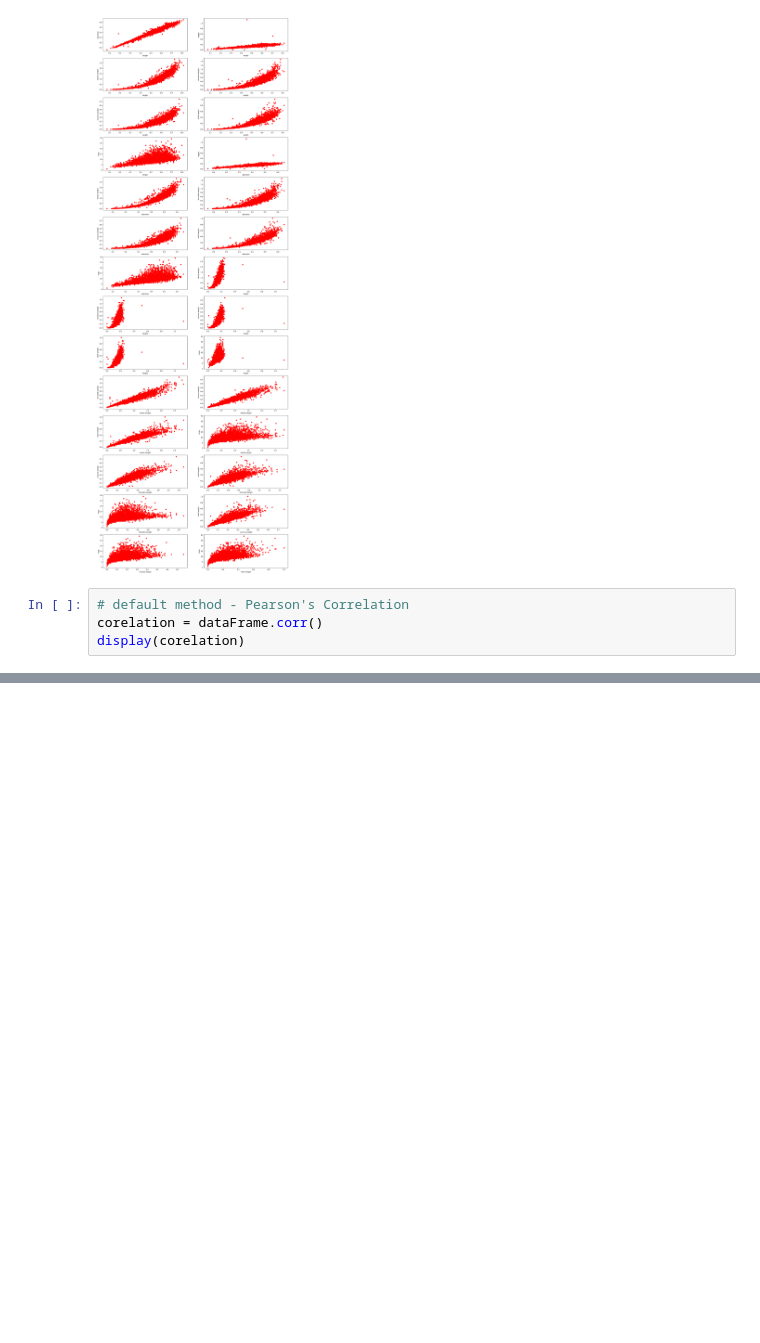
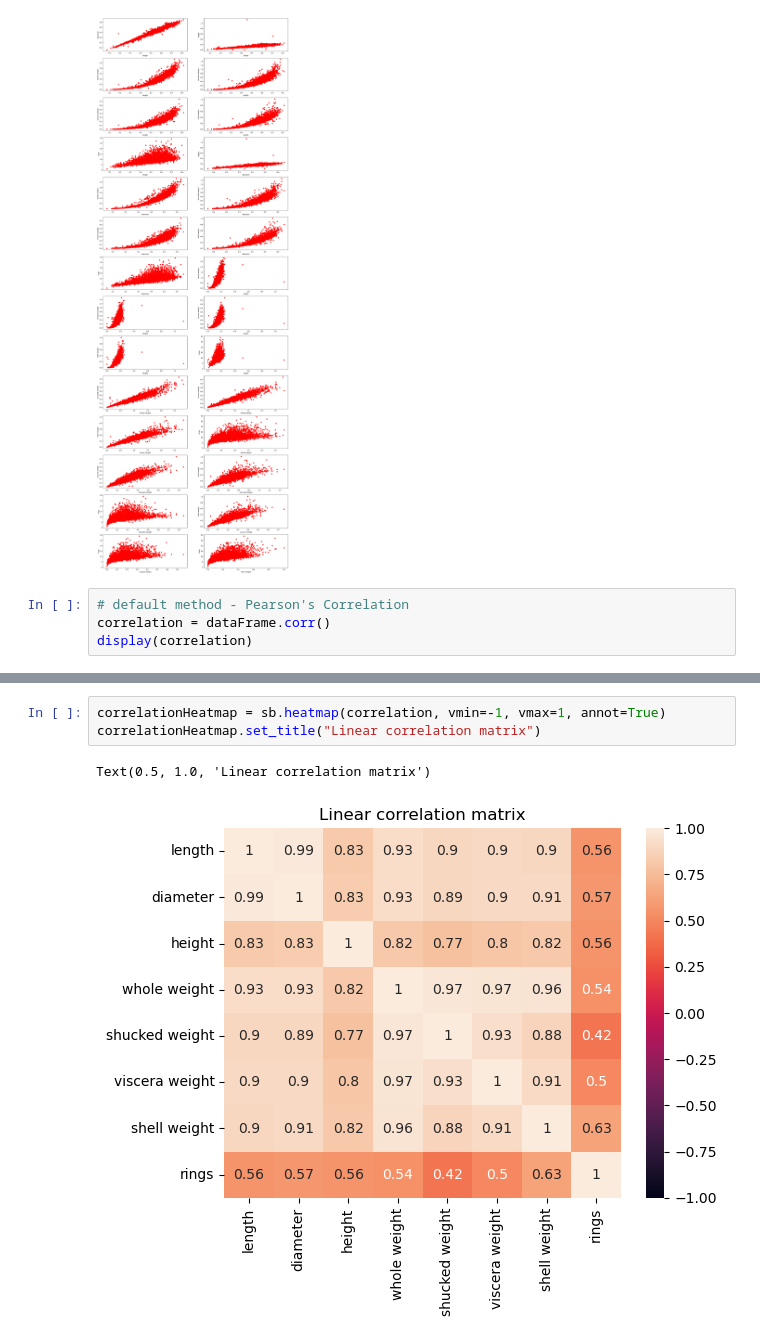
Before and after one commit to Panda1246/programmingInPython, a Jupyter notebook: assignment_1/analysis.ipynb, the cells around one changed output, grey strips where cells are left out. Cells and saved outputs as stored; diff of their text form; blank space fills up the shorter version.

```diff
--- a/assignment_1/analysis.ipynb
+++ b/assignment_1/analysis.ipynb
@@ -142,8 +142,8 @@ Start column: shell weight
 [figure]
 # %%
 # default method - Pearson's Correlation
-corelation = dataFrame.corr()
-display(corelation)
+correlation = dataFrame.corr()
+display(correlation)
 # %% [output]
 |  | length | diameter | height | whole weight | shucked weight | viscera weight | shell weight | rings |
 | length | 1.000000 | 0.986812 | 0.827554 | 0.925261 | 0.897914 | 0.903018 | 0.897706 | 0.556720 |
@@ -154,3 +154,9 @@ display(corelation)
 | viscera weight | 0.903018 | 0.899724 | 0.798319 | 0.966375 | 0.931961 | 1.000000 | 0.907656 | 0.503819 |
 | shell weight | 0.897706 | 0.905330 | 0.817338 | 0.955355 | 0.882617 | 0.907656 | 1.000000 | 0.627574 |
 | rings | 0.556720 | 0.574660 | 0.557467 | 0.540390 | 0.420884 | 0.503819 | 0.627574 | 1.000000 |
+# %%
+correlationHeatmap = sb.heatmap(correlation, vmin=-1, vmax=1, annot=True)
+correlationHeatmap.set_title("Linear correlation matrix")
+# %% [output]
+Text(0.5, 1.0, 'Linear correlation matrix')
+[figure, added]
```
Also changed, not shown: parts of 2 cells of this notebook.
